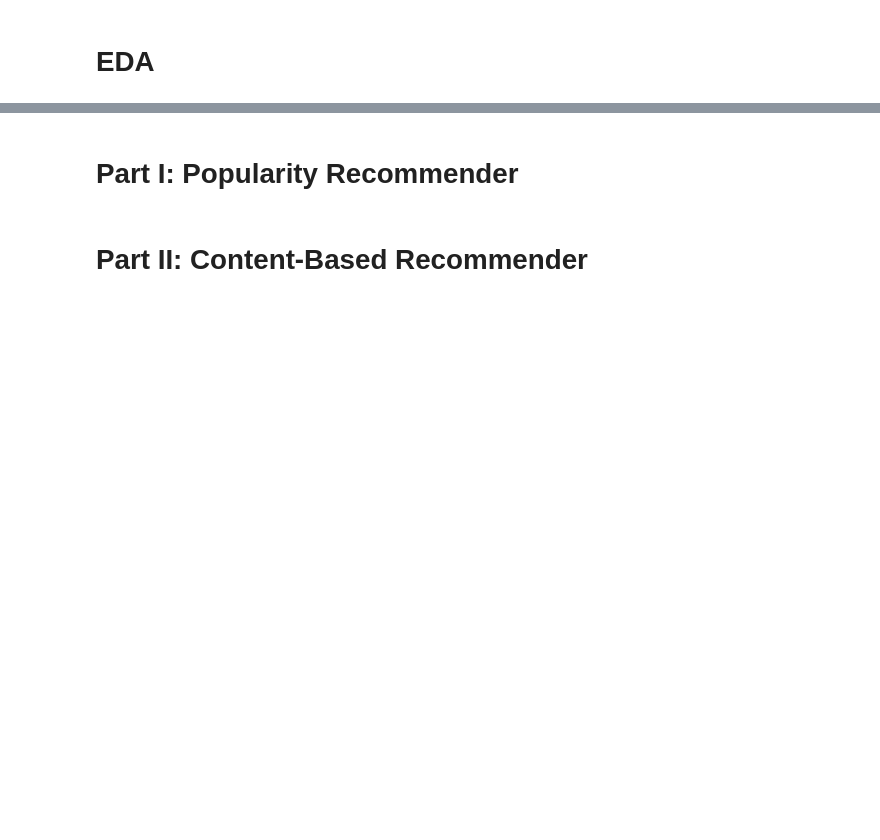
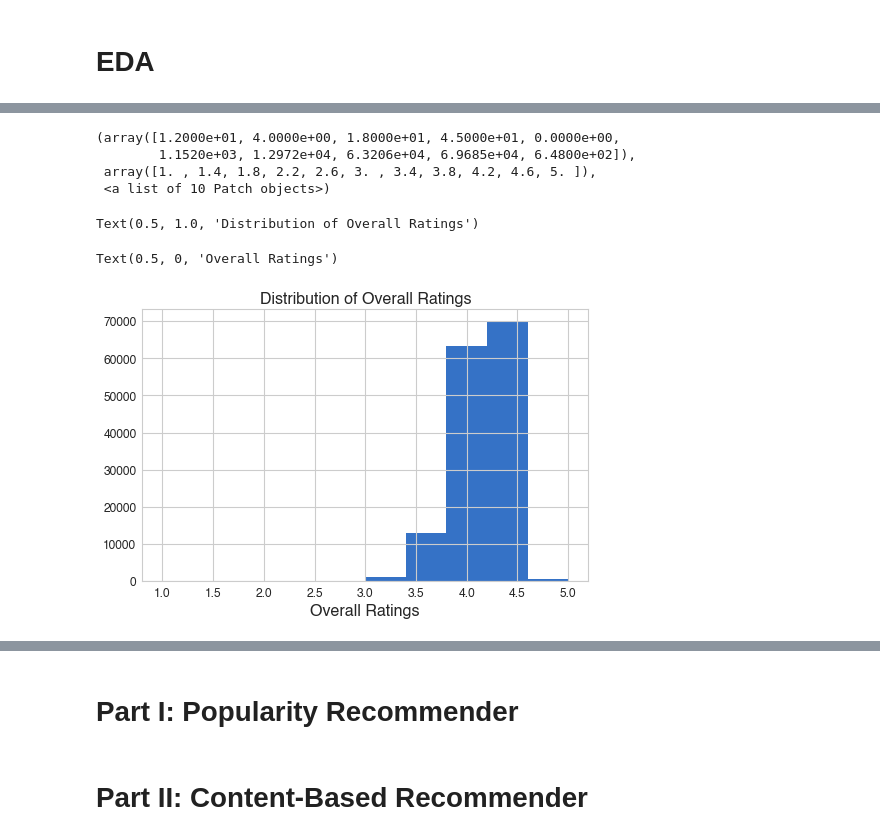
Before and after one commit to chelseanbr/hon-eats-recommender, a Jupyter notebook: eda.ipynb, the cells around one changed output, grey strips where cells are left out. Saved outputs shown, nothing was run; the diff lists cells and outputs as text; code cells hidden in the pictures; blank space fills up the shorter version.

```diff
--- a/eda.ipynb
+++ b/eda.ipynb
@@ -298,0 +336,13 @@ df_full.sample(20)
+# %%
+fig, ax = plt.subplots(figsize=(8,5))
+ax.hist(df_full['overall_rating'])
+ax.set_title('Distribution of Overall Ratings')
+ax.set_xlabel('Overall Ratings')
+# %% [output]
+(array([1.2000e+01, 4.0000e+00, 1.8000e+01, 4.5000e+01, 0.0000e+00,
+        1.1520e+03, 1.2972e+04, 6.3206e+04, 6.9685e+04, 6.4800e+02]),
+ array([1. , 1.4, 1.8, 2.2, 2.6, 3. , 3.4, 3.8, 4.2, 4.6, 5. ]),
+ <a list of 10 Patch objects>)
+Text(0.5, 1.0, 'Distribution of Overall Ratings')
+Text(0.5, 0, 'Overall Ratings')
+[figure, added]
```
Also changed, not shown: parts of 38 cells of this notebook.
